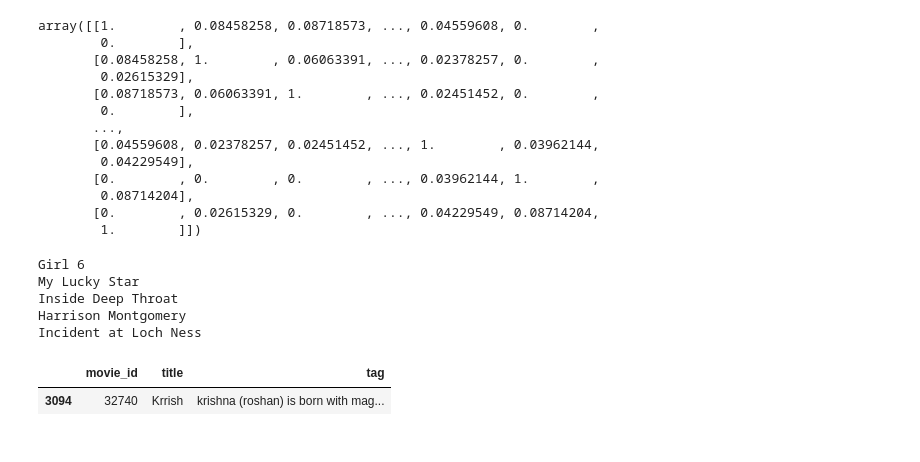
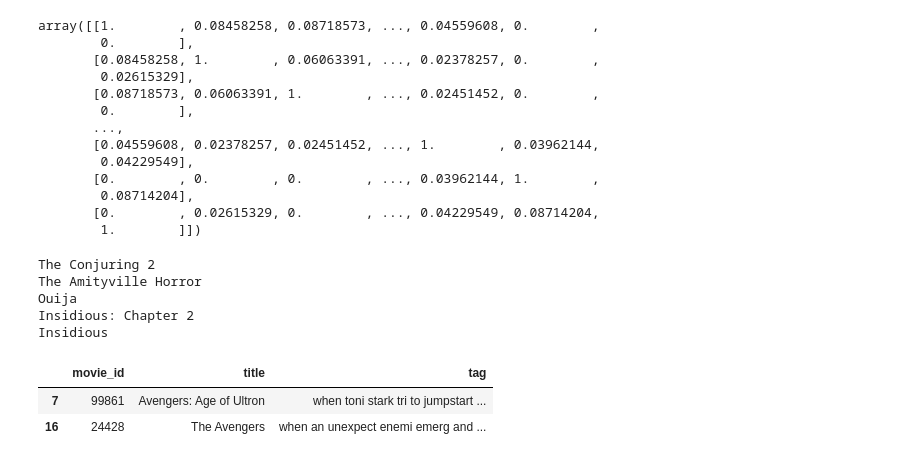
Before and after one commit to ishan23301/Movie_Recommendation, a Jupyter notebook: Movie_Recommendation.ipynb, the cells around one changed output. Saved outputs shown, nothing was run; the diff lists cells and outputs as text; code cells hidden in the pictures.

```diff
--- a/Movie_Recommendation.ipynb
+++ b/Movie_Recommendation.ipynb
@@ -355,15 +355,16 @@ def recommend(movie):
     for i in movies_list:
         print(new_movie.iloc[i[0]].title)
 # %%
-recommend('Krrish')
+recommend('The Conjuring')
 # %% [output]
-Girl 6
-My Lucky Star
-Inside Deep Throat
-Harrison Montgomery
-Incident at Loch Ness
+The Conjuring 2
+The Amityville Horror
+Ouija
+Insidious: Chapter 2
+Insidious
 # %%
-new_movie[new_movie.title.str.contains('Krrish')]
+new_movie[new_movie.title.str.contains('Avengers')]
 # %% [output]
 |  | movie_id | title | tag |
-| 3094 | 32740 | Krrish | krishna (roshan) is born with mag... |
+| 7 | 99861 | Avengers: Age of Ultron | when toni stark tri to jumpstart ... |
+| 16 | 24428 | The Avengers | when an unexpect enemi emerg and ... |
```
Also changed, not shown: parts of 1 cell of this notebook.
